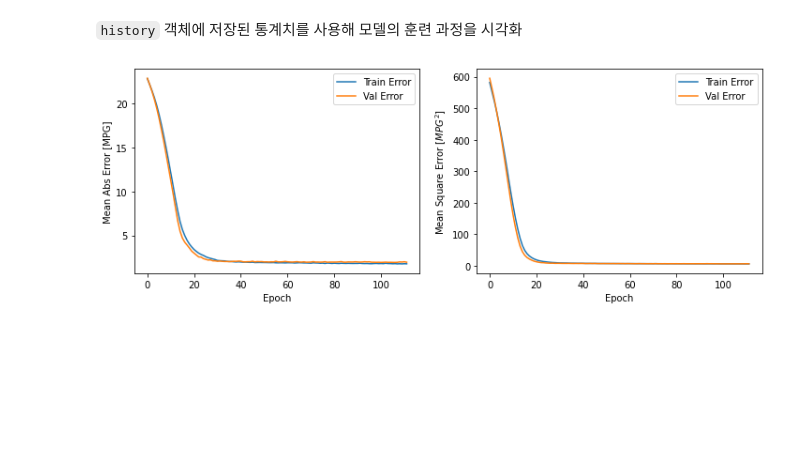
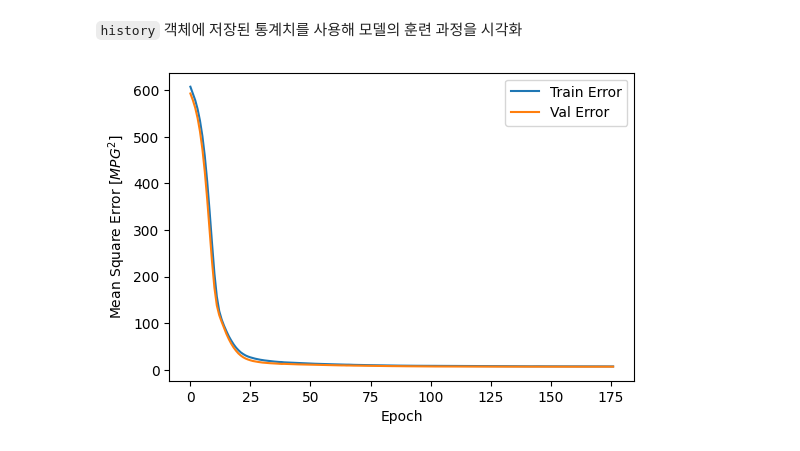
Before and after one commit to ironmanciti/SW_DL_KERAS, a Jupyter notebook: 101_car_mpg_regression.ipynb, the cells around one changed output. Cells and saved outputs as stored; diff of their text form; code cells hidden in the pictures; blank space fills up the shorter version.

Commit message:
new keras

```diff
--- a/101_car_mpg_regression.ipynb
+++ b/101_car_mpg_regression.ipynb
@@ -114,4 +100,10 @@ X.shape, y.shape
 # %%
+from sklearn.model_selection import train_test_split
+
+# 특성과 label 분리
+X = dataset.drop('MPG', axis=1).values
+y = dataset['MPG'].values
+
 X_train, X_test, y_train, y_test = train_test_split(X, y, test_size=0.2, random_state=0)
 X_train.shape, X_test.shape, y_train.shape, y_test.shape
 # %% [output]
@@ -122,19 +114,19 @@ Standard Scaing : (X - mu) / sigma
 # %%
-sc = StandardScaler()
+from sklearn.preprocessing import MinMaxScaler
+
+sc = MinMaxScaler()
 X_train = sc.fit_transform(X_train)
 X_test  = sc.transform(X_test)
 # %% [markdown]
 ## 모델
 # %%
 model = tf.keras.Sequential([
-    Dense(64, activation='relu', input_shape=[X_train.shape[1]]),
+    Dense(64, activation='relu', input_shape=[9]),
     Dense(32, activation='relu'),
     Dense(1)
 ])
 
-optimizer = tf.keras.optimizers.RMSprop(0.001)
-
-model.compile(loss='mse', optimizer=optimizer, metrics=['mae', 'mse'])
+model.compile(loss='mse', optimizer='adam', metrics=['mae', 'mse'])
 # %%
 model.summary()
 # %% [output]
@@ -173,14 +148,12 @@ array([[ 0.32604858],
 # %% [markdown]
 ### 모델 훈련
 # %%
-EPOCHS = 1000  # early stop 할 것이므로 충분히 준다.
+EPOCHS = 500
 
 # patience 매개변수는 성능 향상을 체크할 에포크 횟수입니다
-early_stop = tf.keras.callbacks.EarlyStopping(monitor='val_loss',
-                                              patience=10)
+early_stop = tf.keras.callbacks.EarlyStopping(monitor='val_loss', patience=10)
 
 history = model.fit(X_train, y_train, epochs=EPOCHS,
-                     validation_split = 0.2, verbose=1,
-                    callbacks=[early_stop])
+                     validation_data=(X_test, y_test), callbacks=[early_stop])
 # %% [output]
 Epoch 1/500
@@ -203,22 +176,14 @@ Epoch 112/500
 # %% [markdown]
 `history` 객체에 저장된 통계치를 사용해 모델의 훈련 과정을 시각화
 # %%
-plt.figure(figsize=(12, 4))
+plt.figure(figsize=(6, 4))
 
-plt.subplot(1, 2, 1)
-plt.plot(history.history['mae'], label='Train Error')
-plt.plot(history.history['val_mae'], label = 'Val Error')
-plt.legend()
-plt.xlabel('Epoch')
-plt.ylabel('Mean Abs Error [MPG]')
-
-plt.subplot(1, 2, 2)
 plt.plot(history.history['mse'], label='Train Error')
 plt.plot(history.history['val_mse'], label = 'Val Error')
 plt.legend()
 plt.xlabel('Epoch')
 plt.ylabel('Mean Square Error [$MPG^2$]')
 plt.show()
 # %% [output]
-[figure, old version]
+[figure, new version]
 # %%
```
Also changed, not shown: parts of 31 cells of this notebook, 34 other files.
